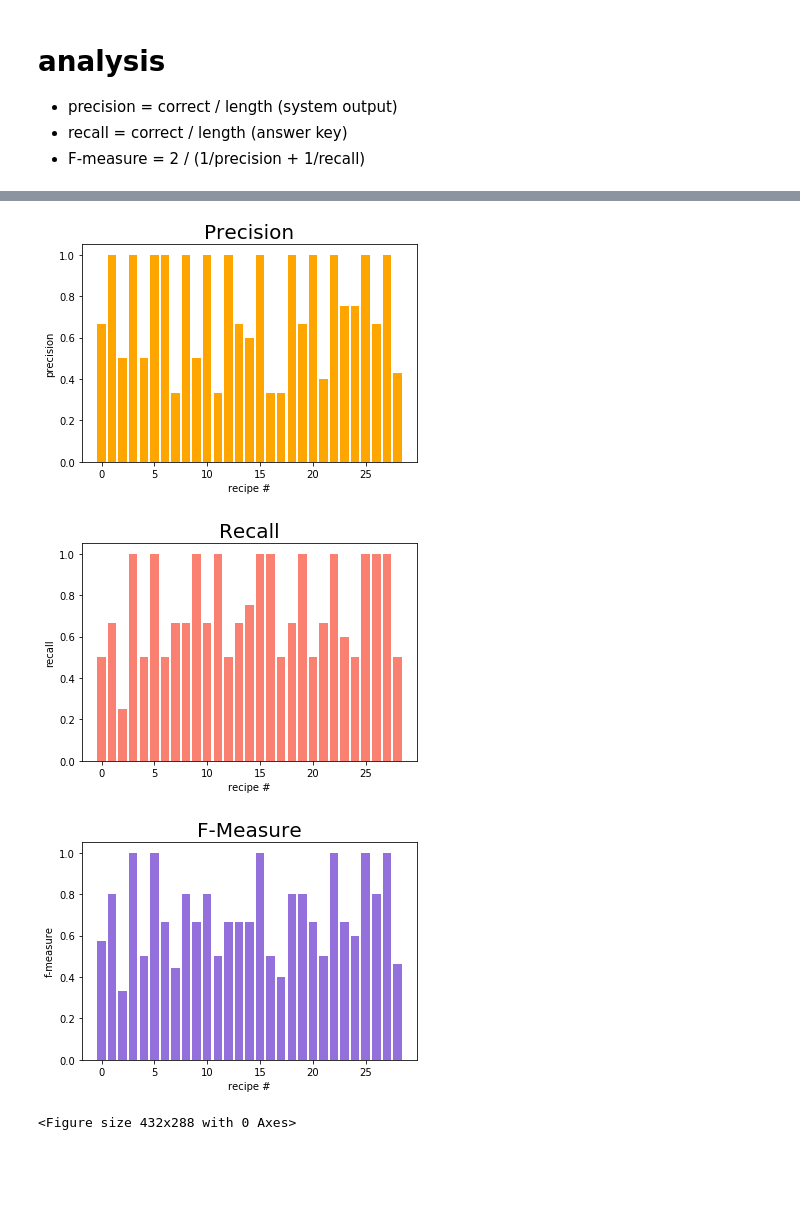
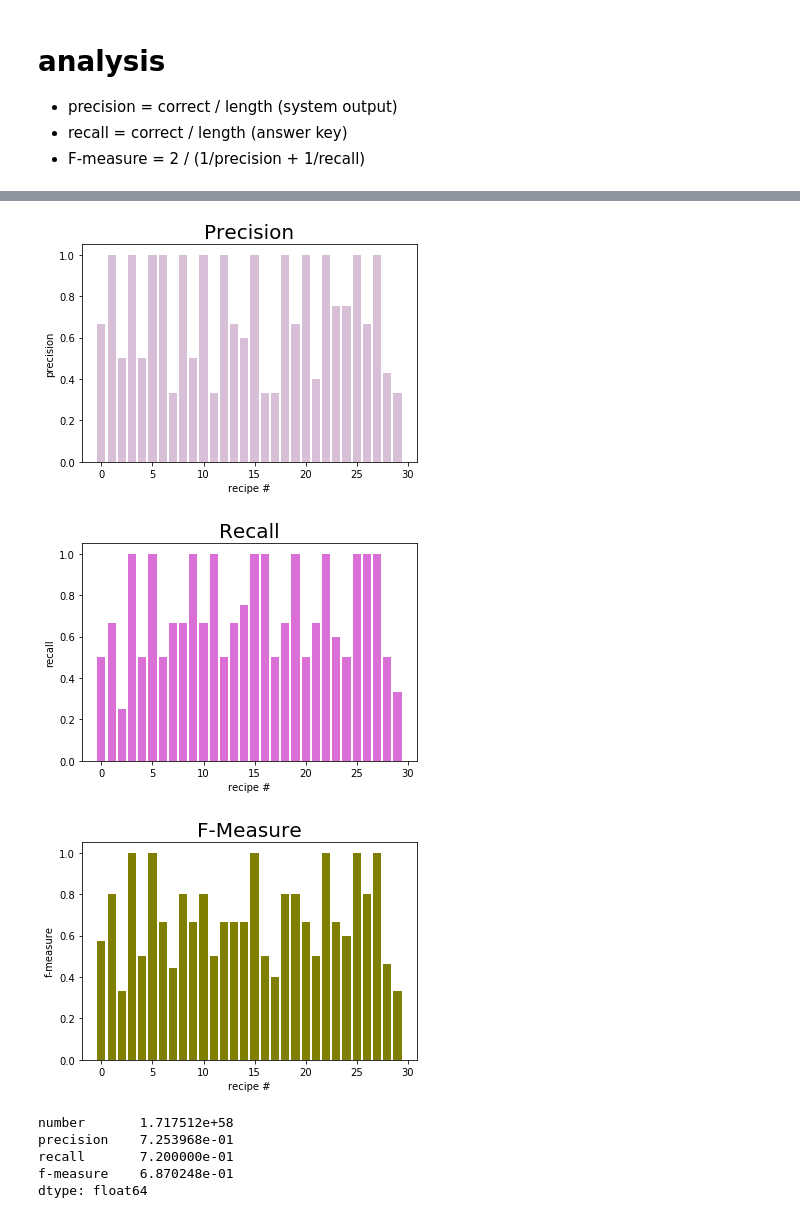
Before and after one commit to kz882/recipe, a Jupyter notebook: evaluation.ipynb, the cells around one changed output, grey strips where cells are left out. Cells and saved outputs as stored; diff of their text form; code cells hidden in the pictures; blank space fills up the shorter version.

```diff
--- a/evaluation.ipynb
+++ b/evaluation.ipynb
@@ -19,17 +19,21 @@ def open_file(filename):
 
     with open (filename) as f:
         lines = f.readlines()
+        print(lines[-1])
         for line in lines:
 
             if line in ['\n','\r\n']:
                 output[number] = tools
                 new_recipe = 1
                 tools = []
-                continue
 
-            if new_recipe == 1:
+            elif line in ['0000']:
+                output[number] = tools
+                break
+
+            elif new_recipe == 1:
                 stuff = line.split('\t')
-                print(stuff)
+                #print(stuff)
                 number = stuff[0]
                 title = stuff[1]
                 new_recipe = 0
@@ -175,42 +130,44 @@ import numpy as np
 
 
 labels = [int(i)-50 for i in analysis["number"]]
 p = analysis["precision"]
 r = analysis["recall"]
 f = analysis['f-measure']
 
 x = np.arange(len(labels))  # the label locations
 width = 0.8  # the width of the bars
 
 fig, ax1 = plt.subplots()
 fig, ax2 = plt.subplots()
 fig, ax3 = plt.subplots()
-rects1 = ax1.bar(x, p, width, label='precision',color='orange')
-rects2 = ax2.bar(x, r, width, label='recall',color='salmon')
-rects3 = ax3.bar(x, f, width, label='f-measure',color='mediumpurple')
+rects1 = ax1.bar(x, p, width, label='precision',color='thistle')
+rects2 = ax2.bar(x, r, width, label='recall',color='orchid')
+rects3 = ax3.bar(x, f, width, label='f-measure',color='olive')
 
 # Add some text for labels, title and custom x-axis tick labels, etc.
 ax1.set_ylabel('precision')
 ax1.set_xlabel('recipe #')
 ax1.set_title('Precision',fontsize = 20)
 
 ax2.set_ylabel('recall')
 ax2.set_xlabel('recipe #')
 ax2.set_title('Recall',fontsize = 20)
 
 ax3.set_ylabel('f-measure')
 ax3.set_xlabel('recipe #')
 ax3.set_title('F-Measure',fontsize = 20)
 
 
-
-
-
-
 plt.show()
-plt.savefig('result.png')
 # %% [output]
-[figure, old version]
+[figure, new version]
-[figure, old version]
+[figure, new version]
-[figure, old version]
+[figure, new version]
-<Figure size 432x288 with 0 Axes>
+# %%
+pd.DataFrame.mean(analysis)
+# %% [output]
+number       1.717512e+58
+precision    7.253968e-01
+recall       7.200000e-01
+f-measure    6.870248e-01
+dtype: float64
```
Also changed, not shown: parts of 7 cells of this notebook, 5 other files.
